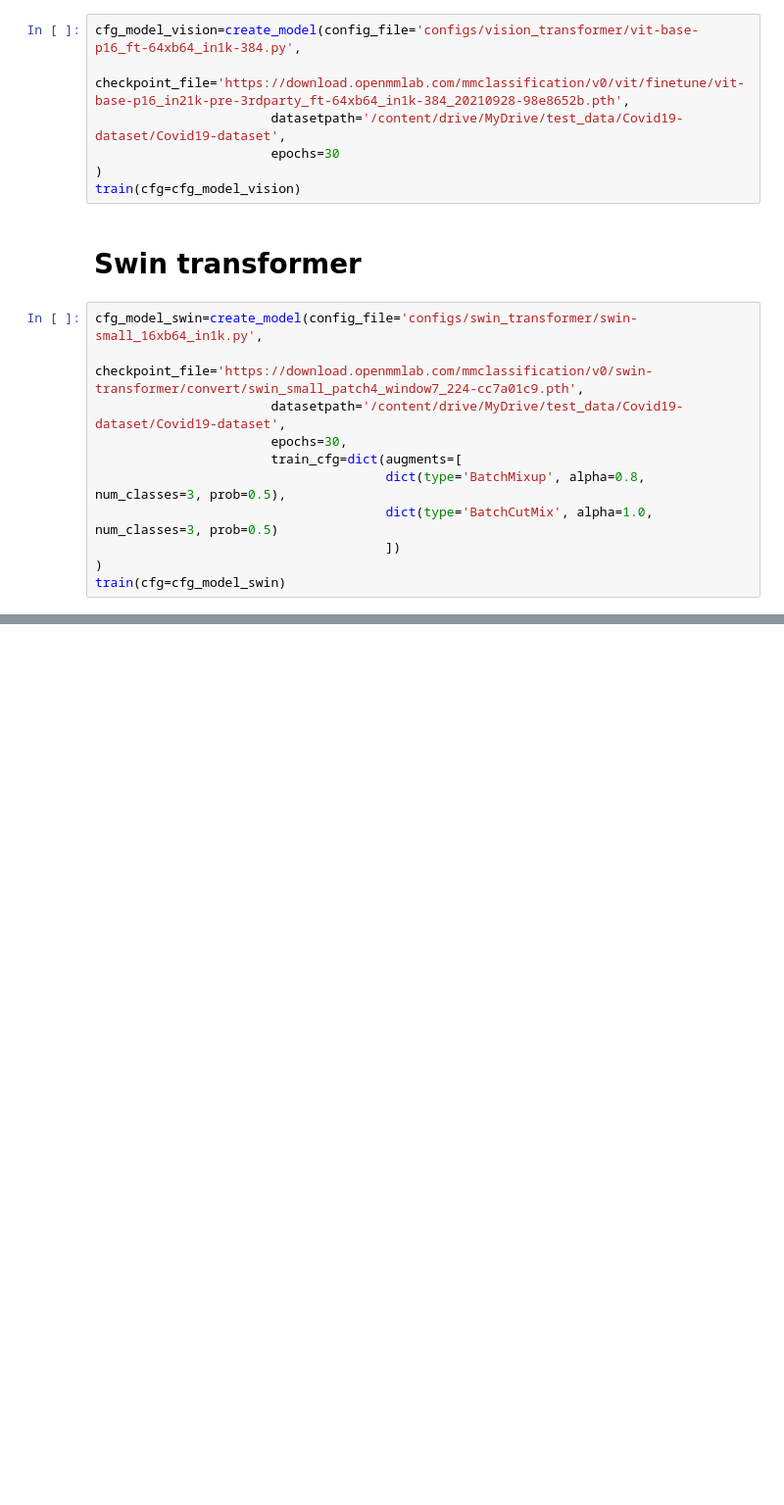
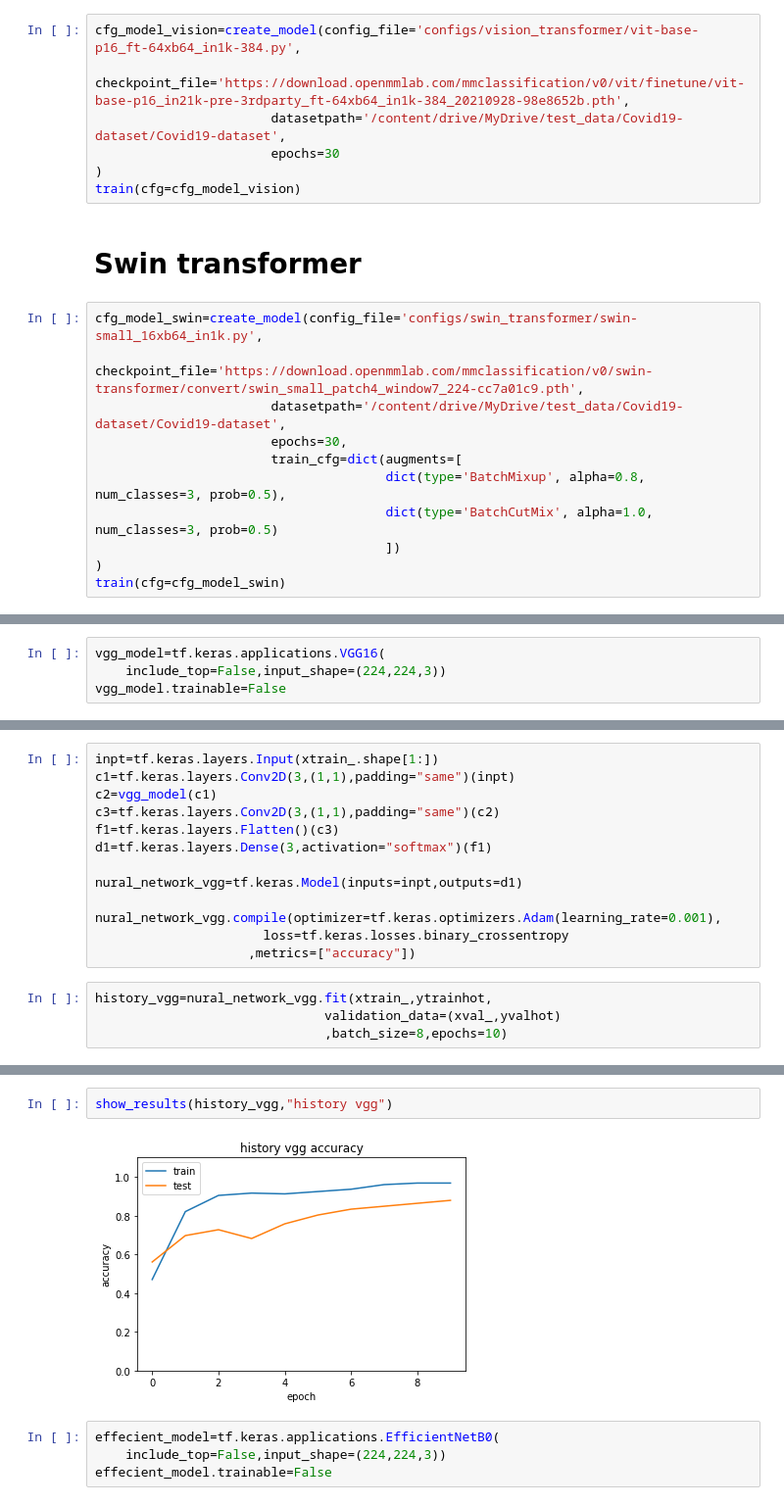
Before and after one commit to saleh1312/Electo-pi-projects, a Jupyter notebook: mmclassification_models.ipynb, the cells around one changed output, grey strips where cells are left out. Shown at 98% size. Saved outputs shown, nothing was run; the diff lists cells and outputs as text; blank space fills up the shorter version.

```diff
--- a/mmclassification_models.ipynb
+++ b/mmclassification_models.ipynb
@@ -162,0 +305,4 @@ train(cfg=cfg_model_swin)
+# %%
+vgg_model=tf.keras.applications.VGG16(
+    include_top=False,input_shape=(224,224,3))
+vgg_model.trainable=False
@@ -162,0 +329,17 @@ train(cfg=cfg_model_swin)
+# %%
+inpt=tf.keras.layers.Input(xtrain_.shape[1:])
+c1=tf.keras.layers.Conv2D(3,(1,1),padding="same")(inpt)
+c2=vgg_model(c1)
+c3=tf.keras.layers.Conv2D(3,(1,1),padding="same")(c2)
+f1=tf.keras.layers.Flatten()(c3)
+d1=tf.keras.layers.Dense(3,activation="softmax")(f1)
+
+nural_network_vgg=tf.keras.Model(inputs=inpt,outputs=d1)
+
+nural_network_vgg.compile(optimizer=tf.keras.optimizers.Adam(learning_rate=0.001),
+                      loss=tf.keras.losses.binary_crossentropy
+                    ,metrics=["accuracy"])
+# %%
+history_vgg=nural_network_vgg.fit(xtrain_,ytrainhot,
+                              validation_data=(xval_,yvalhot)
+                              ,batch_size=8,epochs=10)
@@ -162,0 +367,8 @@ train(cfg=cfg_model_swin)
+# %%
+show_results(history_vgg,"history vgg")
+# %% [output]
+[figure, added]
+# %%
+effecient_model=tf.keras.applications.EfficientNetB0(
+    include_top=False,input_shape=(224,224,3))
+effecient_model.trainable=False
```
Also changed, not shown: parts of 25 cells of this notebook.
